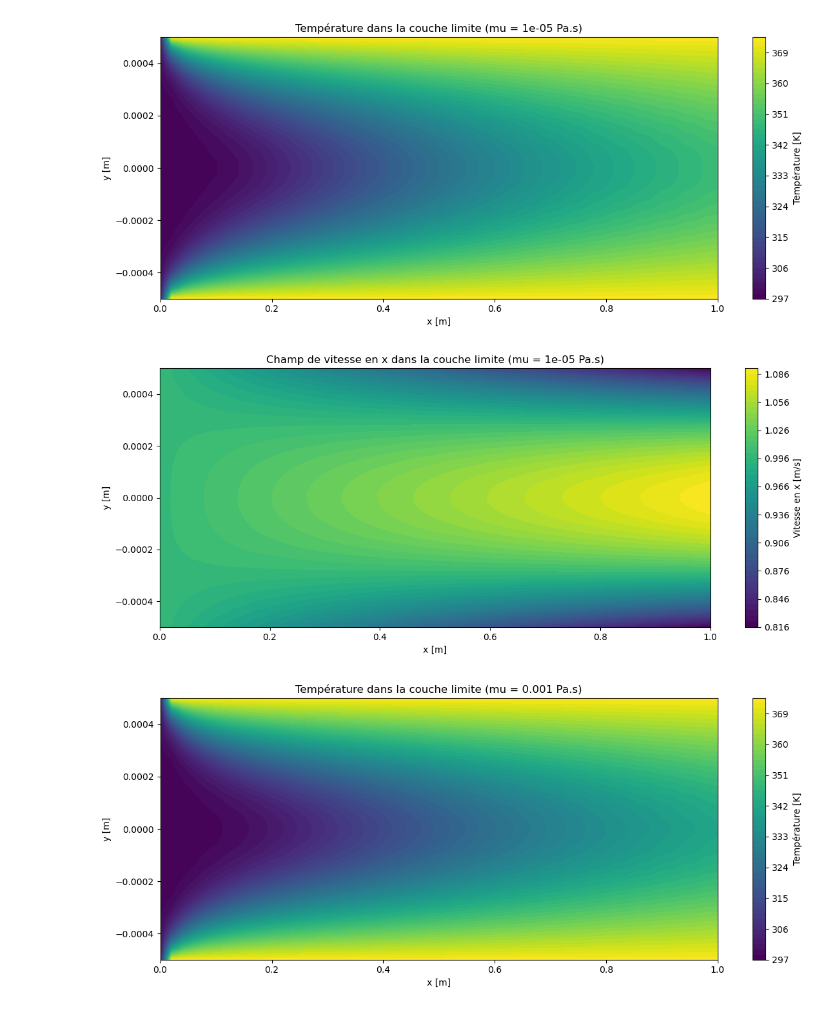
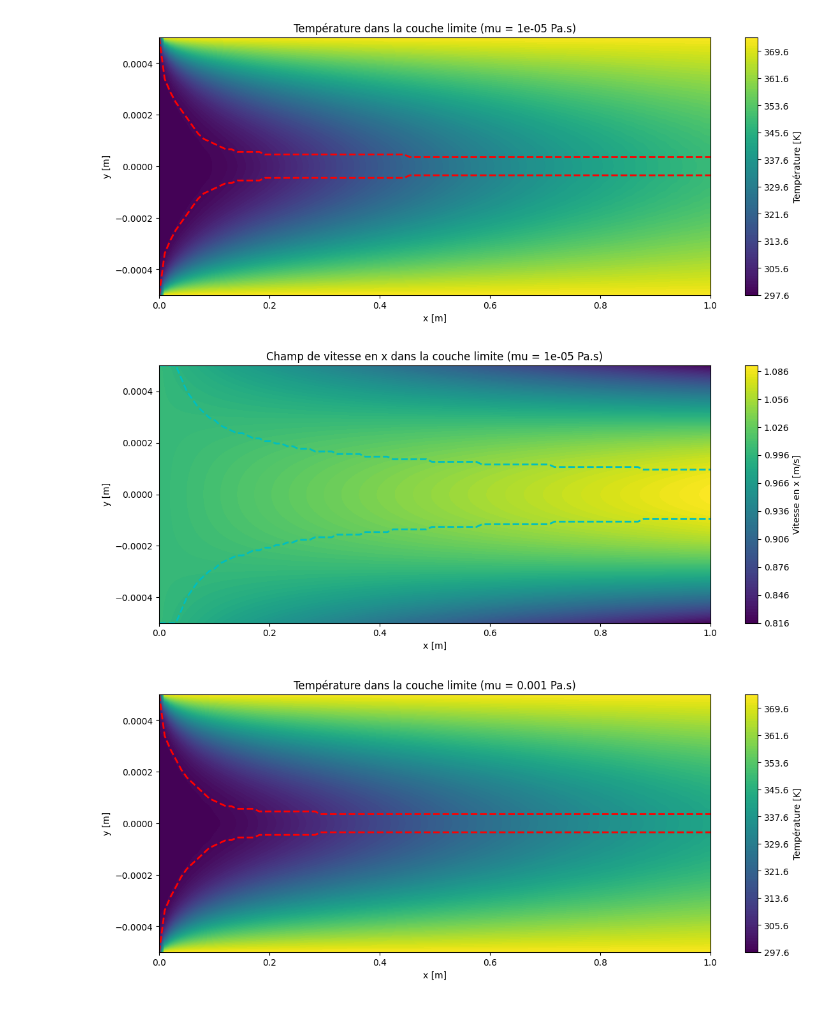
Before and after one commit to Astro-Coco/projet_gch, a Jupyter notebook: graphing.ipynb, the cells around one changed output. Cells and saved outputs as stored; diff of their text form; code cells hidden in the pictures.

```diff
--- a/graphing.ipynb
+++ b/graphing.ipynb
@@ -3,6 +3,8 @@ from data_structures import *
 from helpers import *
 import matplotlib.pyplot as plt
 import numpy as np
+
+N = 50
 # %%
 
 def run_analysis(params, nx = None, ny = None):
@@ -30,8 +32,9 @@ def run_analysis(params, nx = None, ny = None):
 
     resultats=Results(x_mat, y_mat, T_mat, U_mat)
     #Confusion je bois!
-    self.y_limite_T=couches_limites(resultats,params)[0]
-    self.y_limite_U=couches_limites(resultats,params)[1]
-    self.y_limite_T_symm=couches_limites(resultats,params)[2]
-    self.y_limite_U_symm=couches_limites(resultats,params)[3]
+    #self est la référence de la classe Results dans Results, à l'extérieur on l'appelle resultats (le nom que tas choisi)
+    resultats.y_limite_T=couches_limites(resultats,params)[0]
+    resultats.y_limite_U=couches_limites(resultats,params)[1]
+    resultats.y_limite_T_symm=couches_limites(resultats,params)[2]
+    resultats.y_limite_U_symm=couches_limites(resultats,params)[3]
     return resultats
@@ -91,7 +41,7 @@ def couches_limites(resultats,Params):
 # %%
 def plot(Results, note = ''):
     plt.figure(figsize=(12, 5))
-    niveaux = 50  # nombre de niveaux de contour
+    niveaux = 100  # nombre de niveaux de contour
     cf = plt.contourf(Results.x_mat, Results.y_mat, Results.T_mat, levels=niveaux)
     plt.colorbar(cf, label="Température [K]")
     # Couche limite thermique
@@ -131,8 +81,8 @@ params = Params(
     k = 0.6,
     L = 1.0,
     U_in = 1.0,
-    Ldev = 0.05
-    n=50
+    Ldev = 0.05,
+    n=N
 )
 
 resultat = run_analysis(params)
@@ -247,28 +197,29 @@ plot(resultat)
 # %%
 params = Params(
     H = 0.001,
     mu = 0.001,
     rho = 1000,
     T_in = 298,
     T_w = 373,
     cp = 4186,
     k = 0.6,
     L = 1.0,
     U_in = 1.0,
-    Ldev = 0.05
+    Ldev = 0.05,
+    n = N
 )
 
 #Étude de l'influence du nombre de prant
 #On choisi de faire varier mu
 mu_vals = [0.00001, 0.001, 0.1, 10.0]
 
 for mu in mu_vals:
     params.mu = mu
 
-    resultat = run_analysis(params, n=50)
+    resultat = run_analysis(params)
     note = f"(mu = {mu} Pa.s)"
     plot(resultat, note)
 # %% [output]
-[figure, old version]
+[figure, new version]
-[figure, old version]
+[figure, new version]
-[figure, old version]
+[figure, new version]
```
Also changed, not shown: parts of 4 cells of this notebook.
